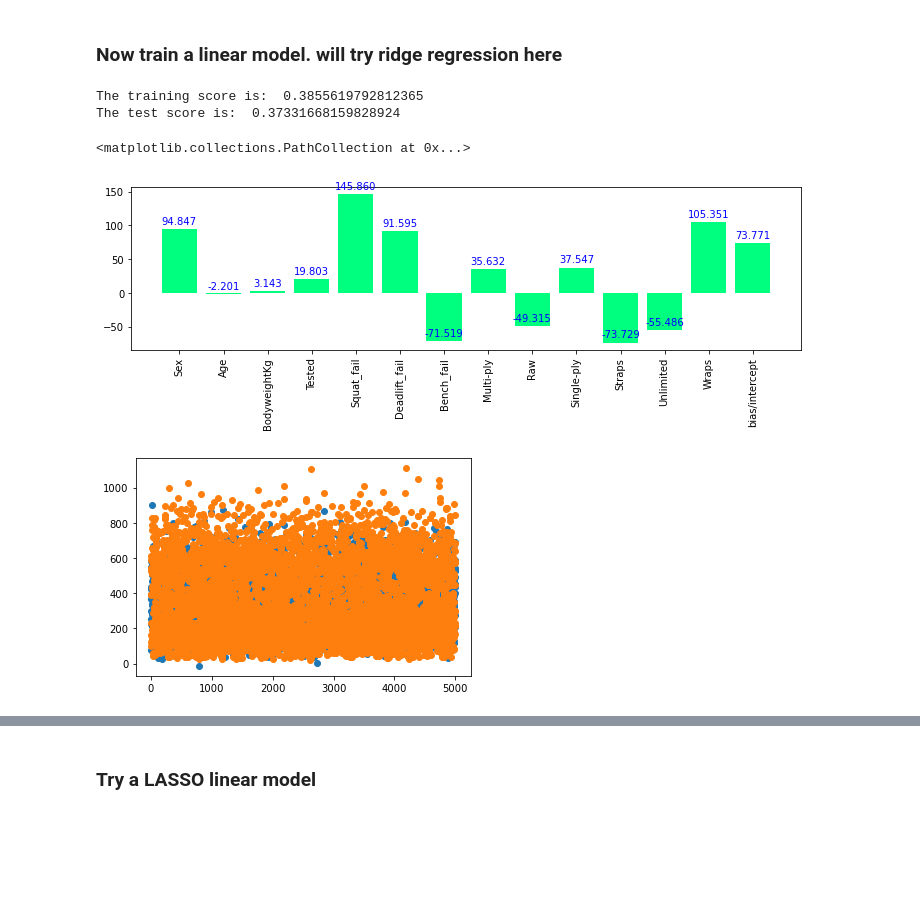
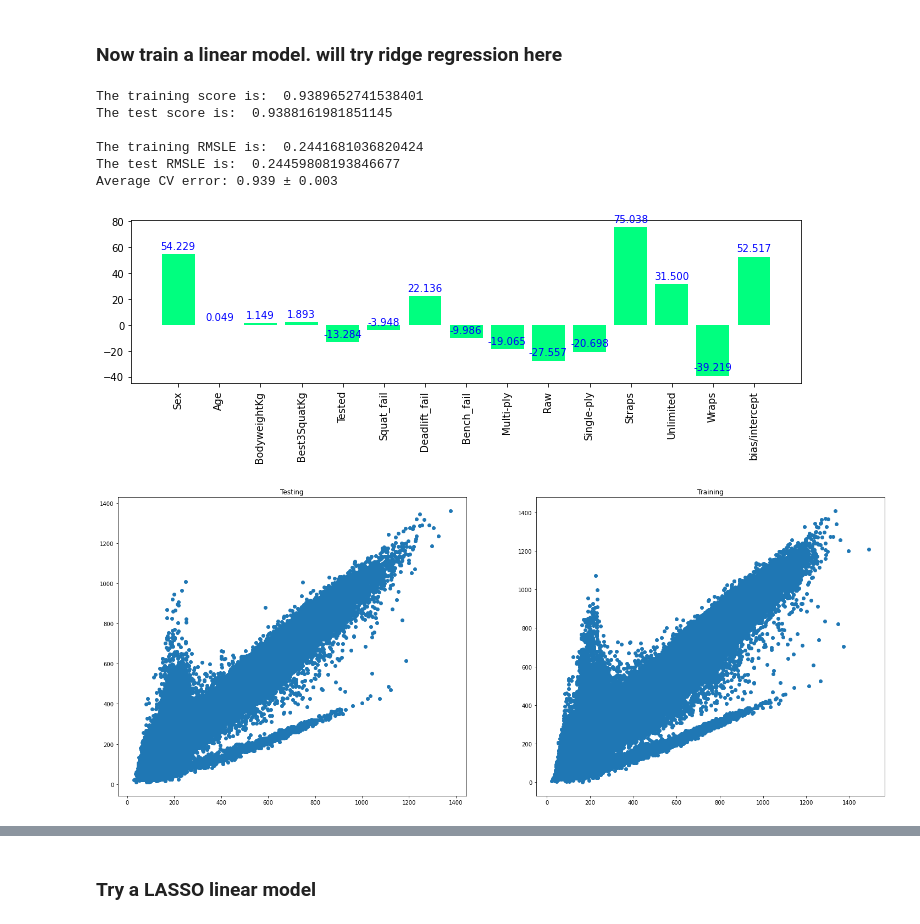
Before and after one commit to pbounds10/applliedML-5156_project, a Jupyter notebook: src/powerlifting.ipynb, the cells around one changed output, grey strips where cells are left out. Drawn from its saved outputs; the diff is of its cells as text; code cells hidden in the pictures; blank space fills up the shorter version.

```diff
--- a/src/powerlifting.ipynb
+++ b/src/powerlifting.ipynb
@@ -342,0 +343,4 @@ sns.heatmap(df_final.corr(),annot=True)
+# %%
+# df_features = df_final.drop(['TotalKg','Best3SquatKg','Best3BenchKg','Best3DeadliftKg'],axis=1)
+df_features = df_final.drop(['TotalKg','Best3BenchKg','Best3DeadliftKg'],axis=1)
+df_targets = df_final.loc[:,'TotalKg']
@@ -459,33 +560,29 @@ def show_weights(model, names):
+# %%
+data_all_feat = {'X_train':X_train, 'X_test':X_test, 't_train':t_train, 't_test':t_test}
+
+data_variance_feat = {'X_train':X_train_vt, 'X_test':X_test_vt, 't_train':t_train_vt, 't_test':t_test_vt}
 # %% [markdown]
 ### Now train a linear model. will try ridge regression here
-# %%
-num_plot = 5000
-
-from sklearn.linear_model import Ridge
-
-rd = Ridge(alpha=1)
-
-rd.fit(X_train[0:num_plot],t_train[0:num_plot])
-
-train_score =  rd.score(X_train[0:num_plot],t_train[0:num_plot])
-
-test_score = rd.score(X_test[0:num_plot],t_test[0:num_plot])
-
-y_test = rd.predict(X_test[0:num_plot])
-
-print('The training score is: ', train_score)
-print('The test score is: ', test_score)
-
-
-show_weights(rd,df_features.columns.values)
-
-
-plt.figure()
-plt.scatter(range(0,num_plot),y_test[0:num_plot])
-plt.scatter(range(0,num_plot),t_test[0:num_plot])
-# %% [output]
-The training score is:  0.3855619792812365
-The test score is:  0.37331668159828924
-<matplotlib.collections.PathCollection at 0x...>
-[figure, removed]
-[figure, removed]
+# %%
+
+from sklearn.linear_model import Ridge
+from sklearn.model_selection import cross_val_score
+
+
+rd = Ridge(alpha=10,
+            random_state=0)
+
+linmodeltester(rd,data_all_feat)
+
+scores = cross_val_score(rd, X_train, t_train, cv=100)
+
+print(u"Average CV error: {:.3f} \u00B1 {:.3f}".format(scores.mean(), scores.std()))
+# %% [output]
+The training score is:  0.9389652741538401
+The test score is:  0.9388161981851145
+
+The training RMSLE is:  0.2441681036820424
+The test RMSLE is:  0.24459808193846677
+Average CV error: 0.939 ± 0.003
+[figure, added]
+[figure, added]
```
Also changed, not shown: parts of 38 cells of this notebook.
